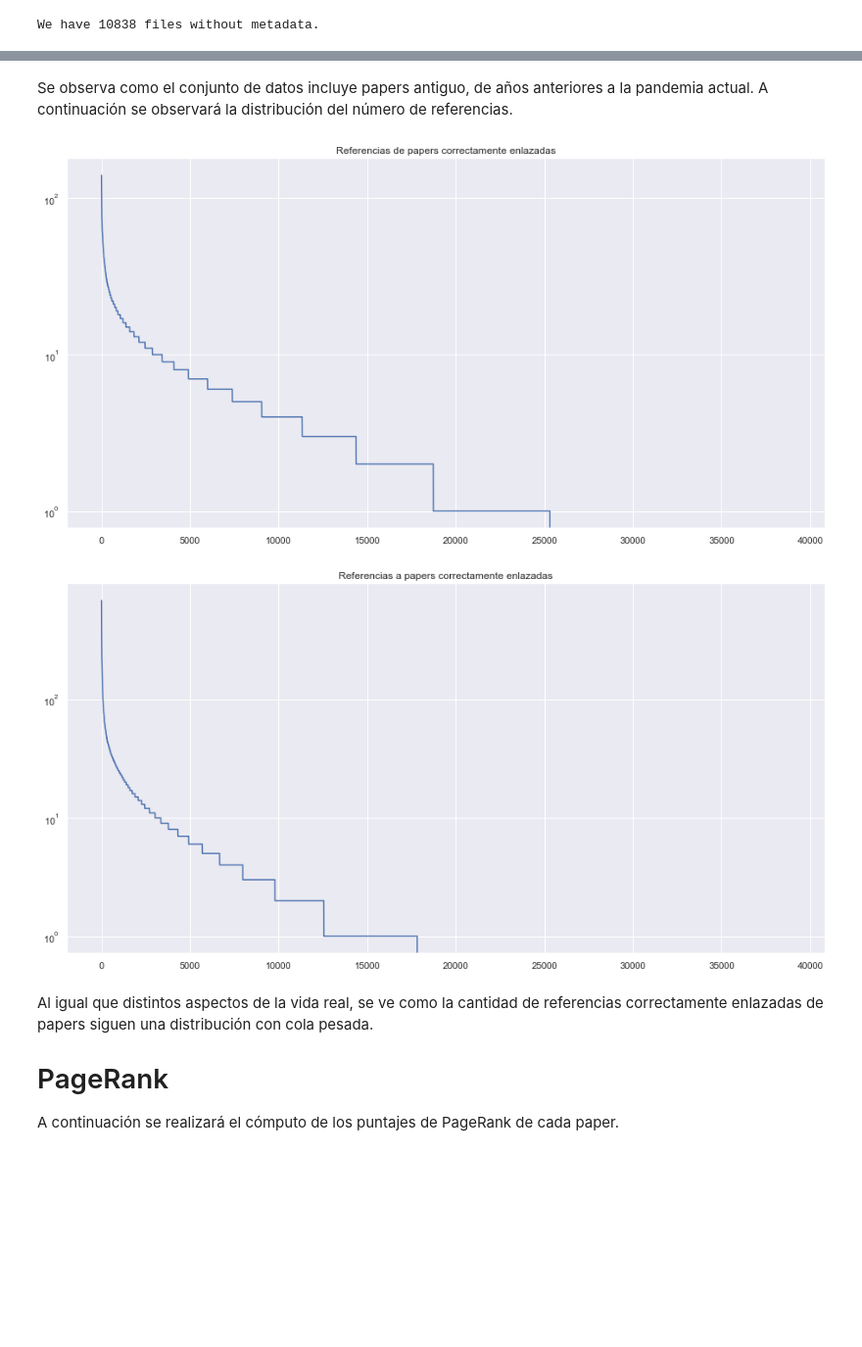
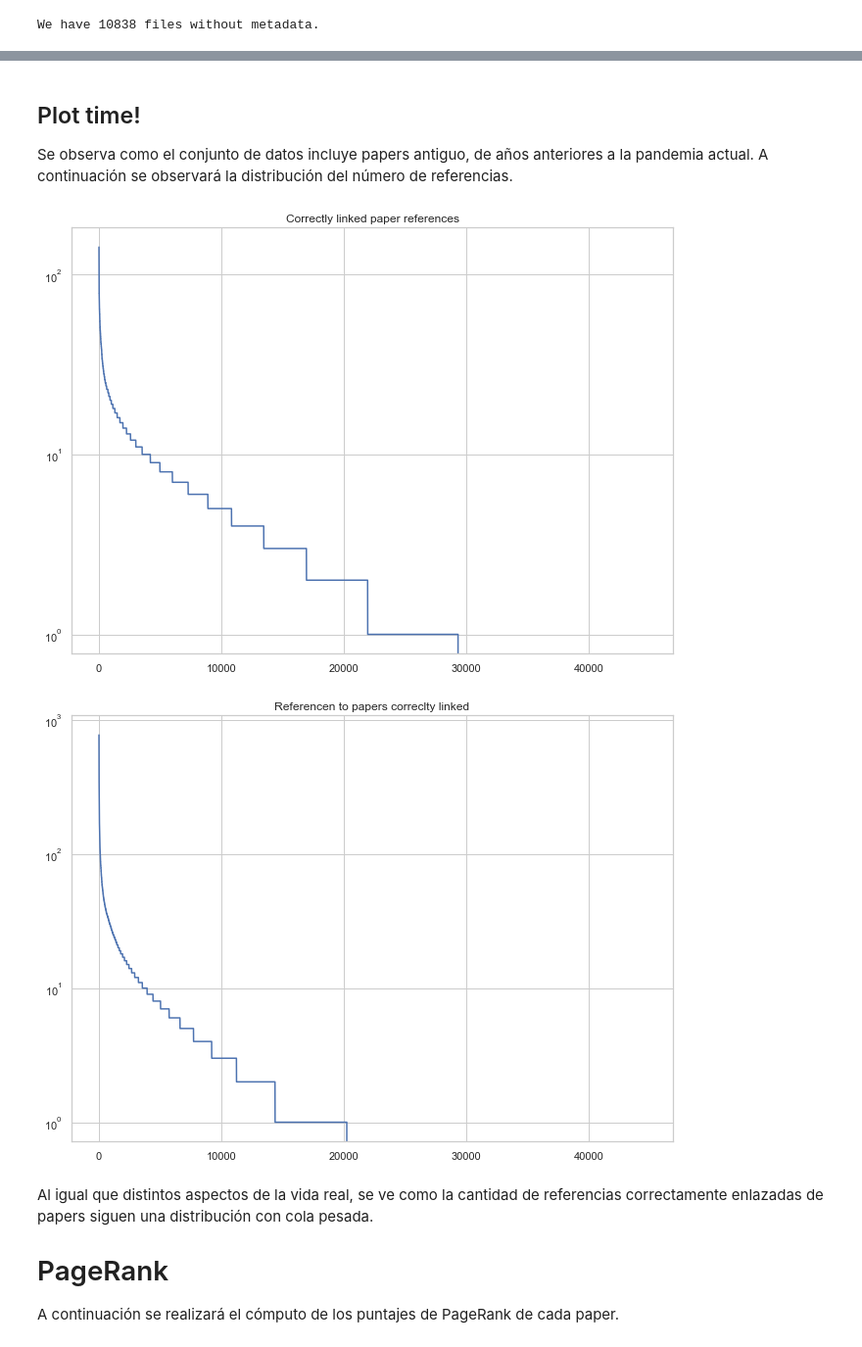
Before and after one commit to Inria-Chile/risotto, a Jupyter notebook: 01_references.ipynb, the cells around one changed output, grey strips where cells are left out. Shown at 98% size. Cells and saved outputs as stored; diff of their text form; code cells hidden in the pictures; blank space fills up the shorter version.

```diff
--- a/01_references.ipynb
+++ b/01_references.ipynb
@@ -307,0 +333,6 @@ Será importante verificar si se debe a un error de programación o a un problem
+# %%
+paper_titles = {}
+for paper in progress_bar(papers):
+    title = paper.title
+    if isinstance(title, str): # coping with NaNs in titles
+        paper_titles[title.lower()] = paper
@@ -308,12 +341,11 @@ Será importante verificar si se debe a un error de programación o a un problem
 # %%
 num_processed_refs = 0
 num_succesfully_processed_refs = 0
-for paper in tqdm(papers):
+for paper in progress_bar(papers):
     for _, ref in paper.bib_entries.items():
         ref_title = ref["title"].lower()
         if ref_title in paper_titles:
             paper.register_reference(paper_titles[ref_title])
             num_succesfully_processed_refs += 1
     num_processed_refs += len(paper.bib_entries)
-num_processed_refs, num_succesfully_processed_refs
 # %% [output]
@@ -364,0 +406,3 @@ display_paper(papers_sorted[0]._references)
+# %%
+for paper in papers_sorted[0]._references:
+     paper_as_markdown(paper)
@@ -365,26 +438,24 @@ display_paper(papers_sorted[0]._references)
 # %% [markdown]
+## Plot time!
+
 Se observa como el conjunto de datos incluye papers antiguo, de años anteriores a la pandemia actual.
 A continuación se observará la distribución del número de referencias.
-# %%
-import matplotlib.pyplot as plt
-import seaborn as sns
-sns.set()
 # %%
-num_references = sorted([len(paper._references) for paper in papers], reverse=True)
-num_referenced_by = sorted([len(paper._referenced_by) for paper in papers], reverse=True)
-fig = plt.figure(figsize=(16, 8))
+num_references = sorted([len(paper._references) for paper in papers],
+                        reverse=True)
+num_referenced_by = sorted([len(paper._referenced_by) for paper in papers],
+                           reverse=True)
+fig = plt.figure(figsize=(11, 8))
 ax = sns.lineplot(y=num_references, x=range(len(papers)))
-ax.set(title="Referencias de papers correctamente enlazadas", yscale="log")
-pass
+ax.set(title="Correctly linked paper references", yscale="log");
 # %% [output]
-[figure, old version]
+[figure, new version]
 # %%
-fig = plt.figure(figsize=(16, 8))
+fig = plt.figure(figsize=(11, 8))
 ax = sns.lineplot(y=num_referenced_by, x=range(len(papers)))
-ax.set(title="Referencias a papers correctamente enlazadas", yscale="log")
-pass
+ax.set(title="Referencen to papers correclty linked", yscale="log");
 # %% [output]
-[figure, old version]
+[figure, new version]
 # %% [markdown]
 Al igual que distintos aspectos de la vida real, se ve como la cantidad de referencias correctamente enlazadas de papers siguen una distribución con cola pesada.
 
```
Also changed, not shown: parts of 65 cells of this notebook, 6 other files.
